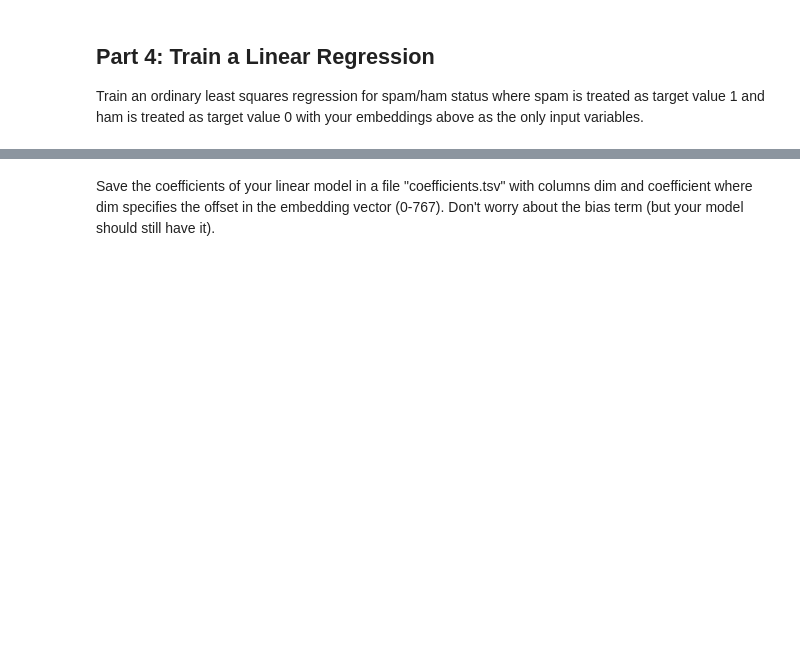
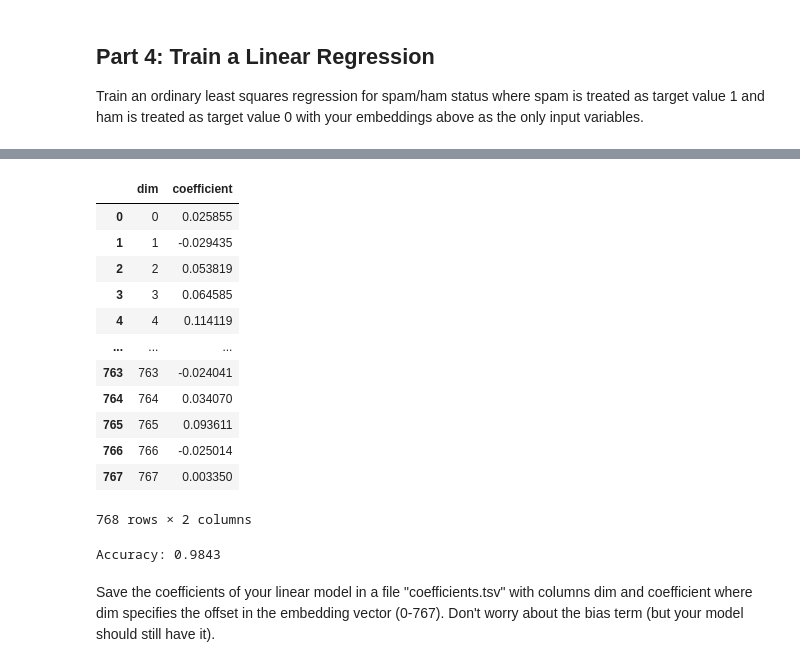
Before and after one commit to aidandig/dx704-project-12, a Jupyter notebook: dx704-project-12.ipynb, the cells around one changed output, grey strips where cells are left out. Saved outputs shown, nothing was run; the diff lists cells and outputs as text; code cells hidden in the pictures; blank space fills up the shorter version.

```diff
--- a/dx704-project-12.ipynb
+++ b/dx704-project-12.ipynb
@@ -163,3 +264,41 @@ Train an ordinary least squares regression for spam/ham status where spam is tre
+# %%
+from sklearn.model_selection import train_test_split
+from sklearn.linear_model import LinearRegression
+
+X = np.vstack([json.loads(vec_json) for vec_json in embeddings_with_target['embedding_vector_json']])
+y = embeddings_with_target['Spam/Ham']
+
+X_train, X_test, y_train, y_test = train_test_split(X, y, test_size=0.2, shuffle=True, stratify=y, random_state=42)
+
+lin_reg_model = LinearRegression()
+lin_reg_model.fit(X_train, y_train)
+
+y_pred = lin_reg_model.predict(X_test)
+predictions = y_pred >= 0.5
+accuracy = (y_test == predictions).mean()
+
+coef_df = pd.DataFrame({
+    "dim": np.arange(len(lin_reg_model.coef_)),
+    "coefficient": lin_reg_model.coef_
+})
+
+display(coef_df)
+print(f"Accuracy: {accuracy:.4}")
+# %% [output]
+|  | dim | coefficient |
+| 0 | 0 | 0.025855 |
+| 1 | 1 | -0.029435 |
+| 2 | 2 | 0.053819 |
+| 3 | 3 | 0.064585 |
+| 4 | 4 | 0.114119 |
+| ... | ... | ... |
+| 763 | 763 | -0.024041 |
+| 764 | 764 | 0.034070 |
+| 765 | 765 | 0.093611 |
+| 766 | 766 | -0.025014 |
+| 767 | 767 | 0.003350 |
+768 rows × 2 columns
+Accuracy: 0.9843
 # %% [markdown]
 Save the coefficients of your linear model in a file "coefficients.tsv" with columns dim and coefficient where dim specifies the offset in the embedding vector (0-767).
 Don't worry about the bias term (but your model should still have it).
```
Also changed, not shown: parts of 20 cells of this notebook.
